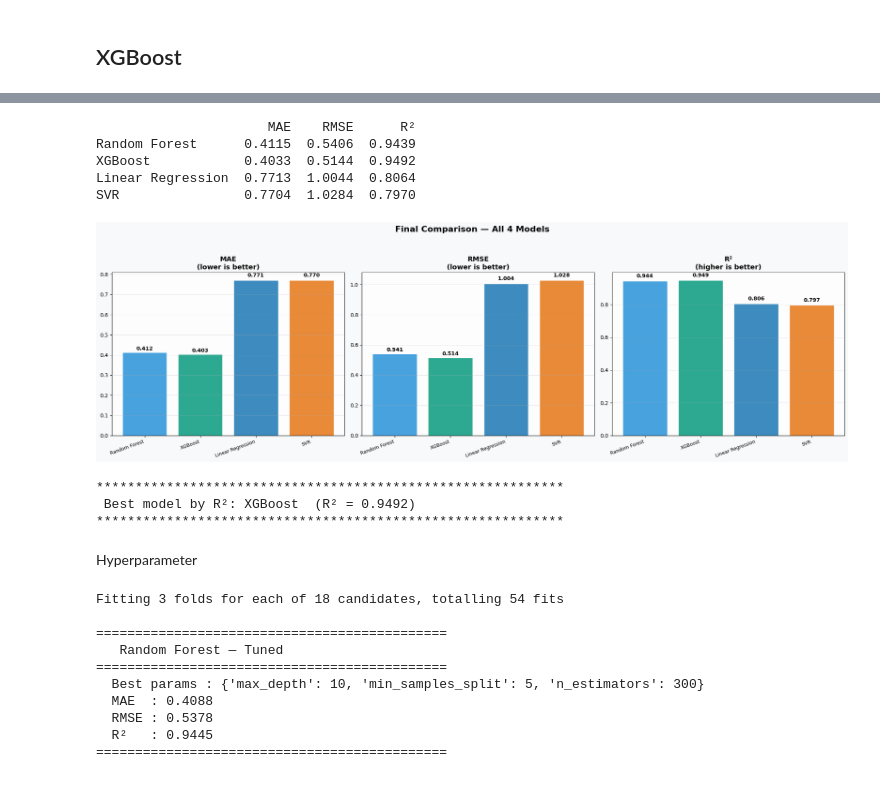
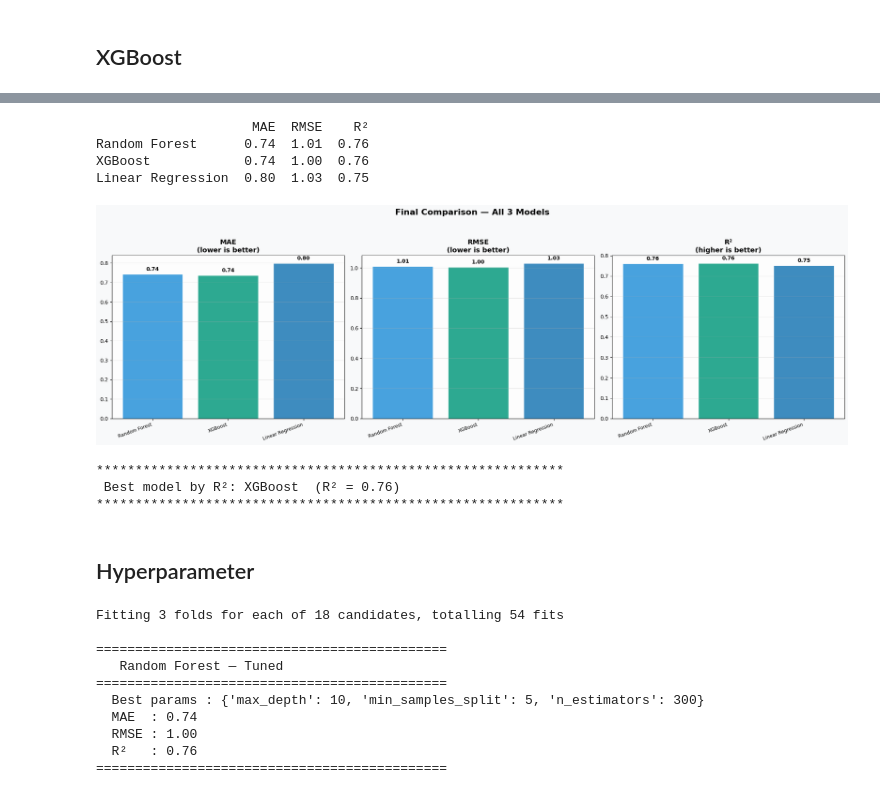
Before and after one commit to aghasaud1996/mental-health-workplace-analysis, a Jupyter notebook: mental_health_workplace_analysis.ipynb, the cells around one changed output, grey strips where cells are left out. Drawn from its saved outputs; the diff is of its cells as text; code cells hidden in the pictures.

```diff
--- a/mental_health_workplace_analysis.ipynb
+++ b/mental_health_workplace_analysis.ipynb
@@ -70,6 +85,9 @@ print("=== Missing Values ===")
 missing = df.isnull().sum()
 missing = missing[missing > 0].sort_values(ascending=False)
 pct = (missing / len(df) * 100).round(2)
-pd.DataFrame({'Missing Count': missing, 'Missing %': pct})
+miss_tbl = pd.DataFrame({'Missing Count': missing, 'Missing %': pct})
+miss_tbl['Decision for modelling'] = np.where(pct > 25, 'Dropped (>25% missing)', 'Kept as candidate')
+RESULTS['missing'] = miss_tbl.reset_index().rename(columns={'index': 'Feature'}).to_dict('records')
+miss_tbl
 # %% [output]
 === Missing Values ===
@@ -140,0 +163,5 @@ Outliers found: 0 rows (0.0%) — no removal needed (normal range)
+# %%
+n_floor, n_ceil = (df[TARGET] == 1.0).sum(), (df[TARGET] == 10.0).sum()
+print(f"Rows exactly at 1.0 : {n_floor} ({n_floor/len(df)*100:.2f}%)")
+print(f"Rows exactly at 10.0: {n_ceil} ({n_ceil/len(df)*100:.2f}%)")
+RESULTS.update(n_floor=int(n_floor), n_ceil=int(n_ceil), iqr_lo=round(lower, 2), iqr_hi=round(upper, 2))
@@ -430,7 +557,7 @@ ax1.set_title('Actual vs Predicted', fontsize=13, fontweight='bold')
 ax1.set_xlabel('Actual Burnout Risk Score')
 ax1.set_ylabel('Predicted Burnout Risk Score')
 ax1.legend(); ax1.set_facecolor('#fdfdfd'); ax1.grid(alpha=0.3)
-ax1.text(0.05, 0.92, f'R² = {r2_rf:.4f}', transform=ax1.transAxes,
+ax1.text(0.05, 0.92, f'R² = {r2_rf:.2f}', transform=ax1.transAxes,
          fontsize=11, color='#c0392b', fontweight='bold',
          bbox=dict(boxstyle='round', facecolor='white', alpha=0.8))
 
@@ -449,7 +576,7 @@ ax3 = axes[1, 0]
 ax3.hist(residuals, bins=40, color='#e67e22', edgecolor='white', alpha=0.85)
 ax3.axvline(0, color='red', lw=2, linestyle='--', label='Zero error')
 ax3.axvline(residuals.mean(), color='black', lw=2, linestyle='-',
-            label=f'Mean = {residuals.mean():.3f}')
+            label=f'Mean = {residuals.mean():.2f}')
 ax3.set_title('Distribution of Residuals', fontsize=13, fontweight='bold')
 ax3.set_xlabel('Residual'); ax3.set_ylabel('Count')
 ax3.legend(); ax3.set_facecolor('#fdfdfd'); ax3.grid(alpha=0.3)
@@ -458,19 +585,20 @@ ax3.legend(); ax3.set_facecolor('#fdfdfd'); ax3.grid(alpha=0.3)
 ax4 = axes[1, 1]
 feat_imp = pd.Series(rf.feature_importances_, index=X.columns)
 top12    = feat_imp.sort_values(ascending=True).tail(12)
-colors_f = plt.cm.RdYlGn(np.linspace(0.2, 0.9, 12))
+colors_f = plt.cm.RdYlGn(np.linspace(0.2, 0.9, len(top12)))
 bars = ax4.barh(top12.index, top12.values, color=colors_f, edgecolor='white')
 for bar, val in zip(bars, top12.values):
     ax4.text(val + 0.001, bar.get_y() + bar.get_height()/2,
-             f'{val:.3f}', va='center', fontsize=8.5, fontweight='bold')
+             f'{val:.2f}', va='center', fontsize=8.5, fontweight='bold')
 ax4.set_title('Top 12 Feature Importances', fontsize=13, fontweight='bold')
 ax4.set_xlabel('Importance Score')
 ax4.set_facecolor('#fdfdfd'); ax4.grid(axis='x', alpha=0.3)
 
 fig.suptitle(f'Random Forest Regressor  ·  Target: burnout_risk_score\n'
-             f'MAE = {mae_rf:.3f}   |   RMSE = {rmse_rf:.3f}   |   R² = {r2_rf:.3f}',
+             f'MAE = {mae_rf:.2f}   |   RMSE = {rmse_rf:.2f}   |   R² = {r2_rf:.2f}',
              fontsize=14, fontweight='bold', y=1.01)
 
 plt.tight_layout()
+plt.savefig('figures/fig_rf_diagnostics.png', dpi=200, bbox_inches='tight')
 plt.show()
 # %% [output]
@@ -517,7 +645,7 @@ ax.plot([mn, mx], [mn, mx], 'r--', lw=2, label='Perfect Prediction')
 ax.set_title('XGBoost: Actual vs Predicted', fontsize=12, fontweight='bold')
 ax.set_xlabel('Actual'); ax.set_ylabel('Predicted'); ax.legend()
 ax.set_facecolor('#fdfdfd'); ax.grid(alpha=0.3)
-ax.text(0.05, 0.92, f'R² = {r2_xgb:.4f}', transform=ax.transAxes,
+ax.text(0.05, 0.92, f'R² = {r2_xgb:.2f}', transform=ax.transAxes,
         fontsize=11, color='#c0392b', fontweight='bold',
         bbox=dict(boxstyle='round', facecolor='white', alpha=0.8))
 
@@ -534,7 +662,7 @@ ax.set_facecolor('#fdfdfd'); ax.grid(alpha=0.3)
 ax = axes[1, 0]
 ax.hist(res_xgb, bins=40, color='#f39c12', edgecolor='white', alpha=0.85)
 ax.axvline(0, color='red', lw=2, linestyle='--', label='Zero error')
-ax.axvline(res_xgb.mean(), color='black', lw=2, label=f'Mean = {res_xgb.mean():.3f}')
+ax.axvline(res_xgb.mean(), color='black', lw=2, label=f'Mean = {res_xgb.mean():.2f}')
 ax.set_title('XGBoost: Residuals Distribution', fontsize=12, fontweight='bold')
 ax.set_xlabel('Residual'); ax.set_ylabel('Count'); ax.legend()
 ax.set_facecolor('#fdfdfd'); ax.grid(alpha=0.3)
@@ -542,16 +670,17 @@ ax.set_facecolor('#fdfdfd'); ax.grid(alpha=0.3)
 # Feature Importance
 ax = axes[1, 1]
 imp_xgb = pd.Series(xgb.feature_importances_, index=X.columns).sort_values(ascending=True).tail(12)
-colors = plt.cm.viridis(np.linspace(0.2, 0.9, 12))
+colors = plt.cm.viridis(np.linspace(0.2, 0.9, len(imp_xgb)))
 bars = ax.barh(imp_xgb.index, imp_xgb.values, color=colors, edgecolor='white')
 for bar, val in zip(bars, imp_xgb.values):
-    ax.text(val + 0.002, bar.get_y() + bar.get_height()/2, f'{val:.3f}',
+    ax.text(val + 0.002, bar.get_y() + bar.get_height()/2, f'{val:.2f}',
             va='center', fontsize=8.5, fontweight='bold')
 ax.set_title('XGBoost: Top 12 Features', fontsize=12, fontweight='bold')
 ax.set_xlabel('Importance'); ax.set_facecolor('#fdfdfd'); ax.grid(axis='x', alpha=0.3)
 
-fig.suptitle(f'MODEL 2 — XGBoost  |  MAE={mae_xgb:.3f}  RMSE={rmse_xgb:.3f}  R²={r2_xgb:.3f}',
+fig.suptitle(f'MODEL 2 — XGBoost  |  MAE={mae_xgb:.2f}  RMSE={rmse_xgb:.2f}  R²={r2_xgb:.2f}',
              fontsize=14, fontweight='bold', y=1.01)
 plt.tight_layout()
+plt.savefig('figures/fig_xgb_diagnostics.png', dpi=200, bbox_inches='tight')
 plt.show()
 # %% [output]
@@ -694,50 +759,50 @@ plt.show()
 results = pd.DataFrame({
     'Random Forest':     [mae_rf,  rmse_rf,  r2_rf],
     'XGBoost':           [mae_xgb, rmse_xgb, r2_xgb],
     'Linear Regression': [mae_lr,  rmse_lr,  r2_lr],
-    'SVR':               [mae_svr, rmse_svr, r2_svr],
 }, index=['MAE', 'RMSE', 'R²']).T
 
-print(results.round(4))
+print(results.round(2))
+RESULTS['baseline'] = results.round(2).to_dict('index')
 print()
 
 fig, axes = plt.subplots(1, 3, figsize=(20, 6))
 fig.patch.set_facecolor('#f8f9fa')
 names  = results.index.tolist()
-colors = ['#3498db', '#16a085', '#2980b9', '#e67e22']
+colors = ['#3498db', '#16a085', '#2980b9']
 
 for i, metric in enumerate(['MAE', 'RMSE', 'R²']):
     vals = results[metric].values
     bars = axes[i].bar(names, vals, color=colors, edgecolor='white', alpha=0.9)
     for bar, val in zip(bars, vals):
         axes[i].text(bar.get_x() + bar.get_width()/2, bar.get_height() + abs(bar.get_height())*0.015,
-                     f'{val:.3f}', ha='center', va='bottom', fontsize=10, fontweight='bold')
+                     f'{val:.2f}', ha='center', va='bottom', fontsize=10, fontweight='bold')
     note = 'lower is better' if metric in ['MAE', 'RMSE'] else 'higher is better'
     axes[i].set_title(f'{metric}\n({note})', fontsize=13, fontweight='bold')
     axes[i].set_facecolor('#fdfdfd'); axes[i].grid(axis='y', alpha=0.3)
     axes[i].set_xticks(range(len(names)))                          # ← FIX: set ticks first
     axes[i].set_xticklabels(names, rotation=20, ha='right', fontsize=9)
 
-fig.suptitle('Final Comparison — All 4 Models', fontsize=16, fontweight='bold', y=1.05)
+fig.suptitle('Final Comparison — All 3 Models', fontsize=16, fontweight='bold', y=1.05)
 plt.tight_layout()
+plt.savefig('figures/fig_baseline_comparison.png', dpi=200, bbox_inches='tight')
 plt.show()
 
 best = results['R²'].idxmax()
 print("\n"+"*"*60)
-print(f" Best model by R²: {best}  (R² = {results['R²'].max():.4f})")
+print(f" Best model by R²: {best}  (R² = {results['R²'].max():.2f})")
 print("*"*60)
 # %% [output]
-                      MAE    RMSE      R²
-Random Forest      0.4115  0.5406  0.9439
-XGBoost            0.4033  0.5144  0.9492
-Linear Regression  0.7713  1.0044  0.8064
-SVR                0.7704  1.0284  0.7970
+                    MAE  RMSE    R²
+Random Forest      0.74  1.01  0.76
+XGBoost            0.74  1.00  0.76
+Linear Regression  0.80  1.03  0.75
-[figure, old version]
+[figure, new version]
 ************************************************************
- Best model by R²: XGBoost  (R² = 0.9492)
+ Best model by R²: XGBoost  (R² = 0.76)
 ************************************************************
 # %% [markdown]
-Hyperparameter
+## Hyperparameter
 # %%
 from sklearn.model_selection import GridSearchCV
 from sklearn.ensemble import RandomForestRegressor
@@ -762,9 +827,9 @@ print("\n" + "="*45)
 print("   Random Forest — Tuned")
 print("="*45)
 print(f"  Best params : {grid_rf.best_params_}")
-print(f"  MAE  : {mean_absolute_error(y_test, pred_rf_t):.4f}")
-print(f"  RMSE : {np.sqrt(mean_squared_error(y_test, pred_rf_t)):.4f}")
-print(f"  R²   : {r2_score(y_test, pred_rf_t):.4f}")
+print(f"  MAE  : {mean_absolute_error(y_test, pred_rf_t):.2f}")
+print(f"  RMSE : {np.sqrt(mean_squared_error(y_test, pred_rf_t)):.2f}")
+print(f"  R²   : {r2_score(y_test, pred_rf_t):.2f}")
 print("="*45)
 # %% [output]
 Fitting 3 folds for each of 18 candidates, totalling 54 fits
@@ -773,9 +838,9 @@ Fitting 3 folds for each of 18 candidates, totalling 54 fits
    Random Forest — Tuned
 =============================================
   Best params : {'max_depth': 10, 'min_samples_split': 5, 'n_estimators': 300}
-  MAE  : 0.4088
-  RMSE : 0.5378
-  R²   : 0.9445
+  MAE  : 0.74
+  RMSE : 1.00
+  R²   : 0.76
 =============================================
 # %%
 from sklearn.model_selection import GridSearchCV
```
Also changed, not shown: parts of 46 cells of this notebook, 1 other file.
